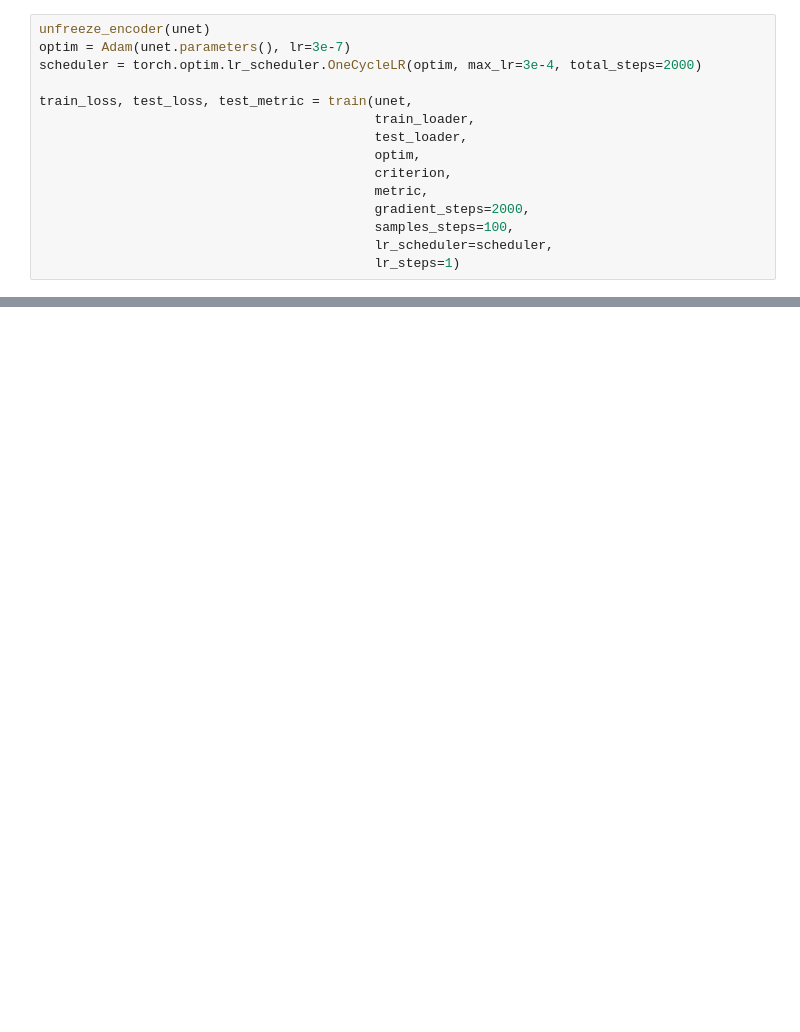
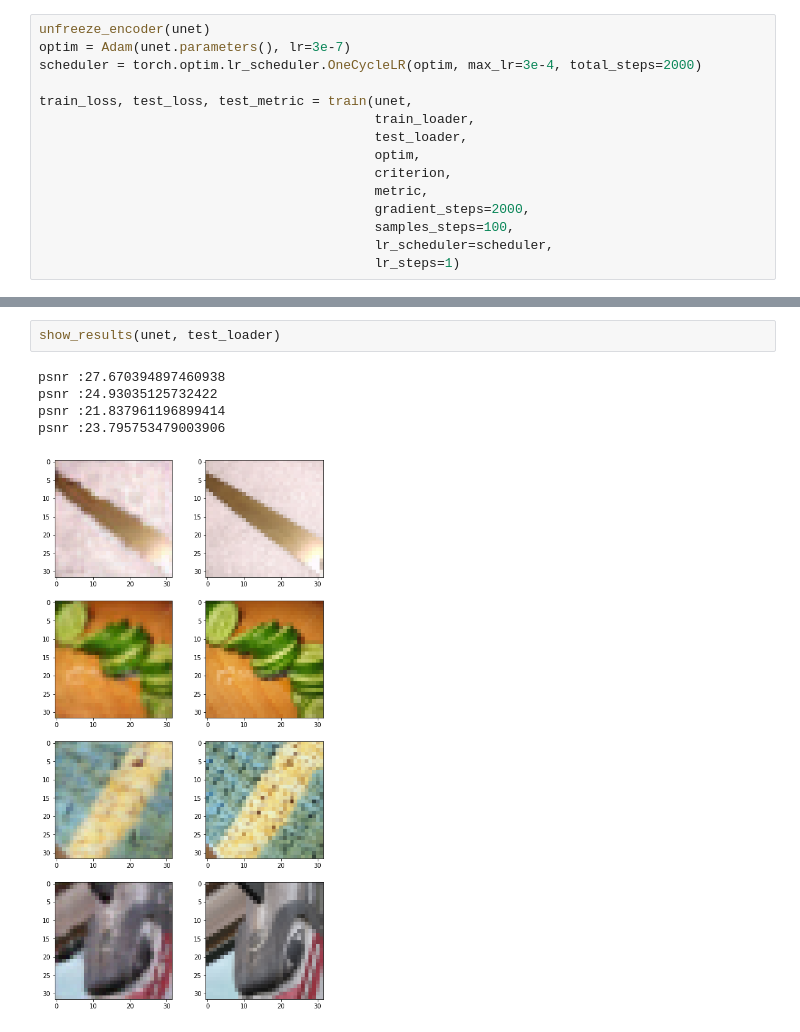
Before and after one commit to thurgarion2/noise2noise, a Jupyter notebook: _test_unetresnet.ipynb, the cells around one changed output, grey strips where cells are left out. Cells and saved outputs as stored; diff of their text form; blank space fills up the shorter version.

```diff
--- a/_test_unetresnet.ipynb
+++ b/_test_unetresnet.ipynb
@@ -124,0 +158,8 @@ psnr :20.077064514160156
+# %%
+show_results(unet, test_loader)
+# %% [output]
+psnr :27.670394897460938
+psnr :24.93035125732422
+psnr :21.837961196899414
+psnr :23.795753479003906
+[figure, added]
```
Also changed, not shown: parts of 17 cells of this notebook, 1 other file.
